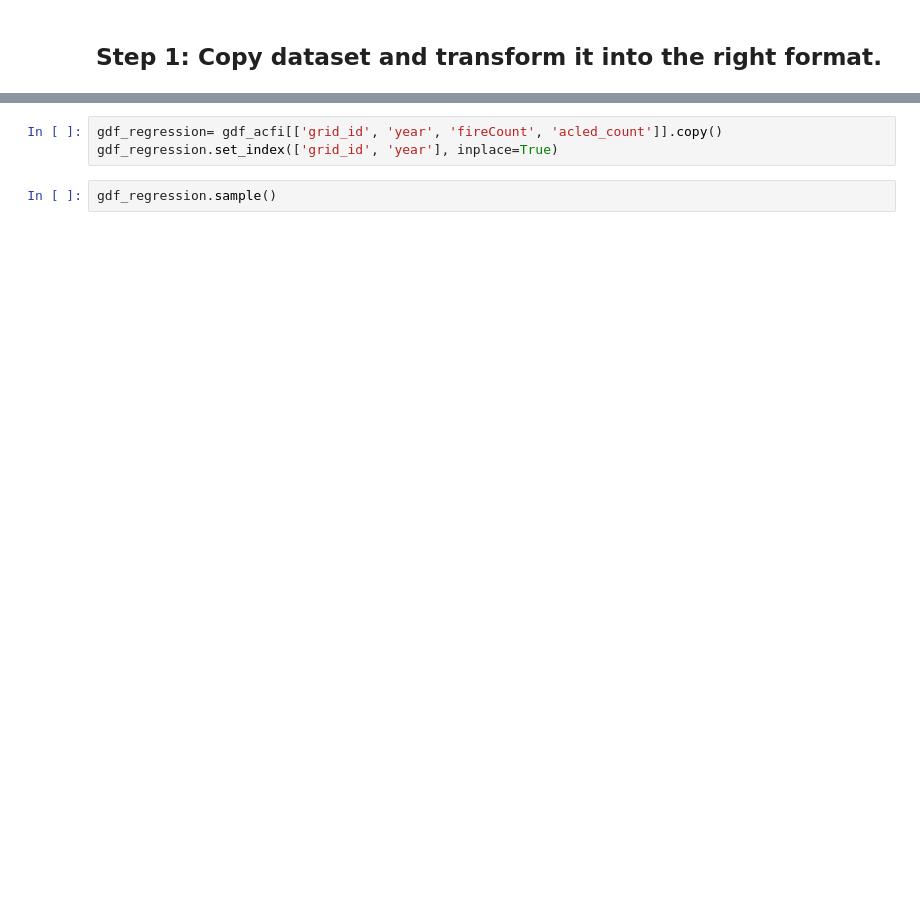
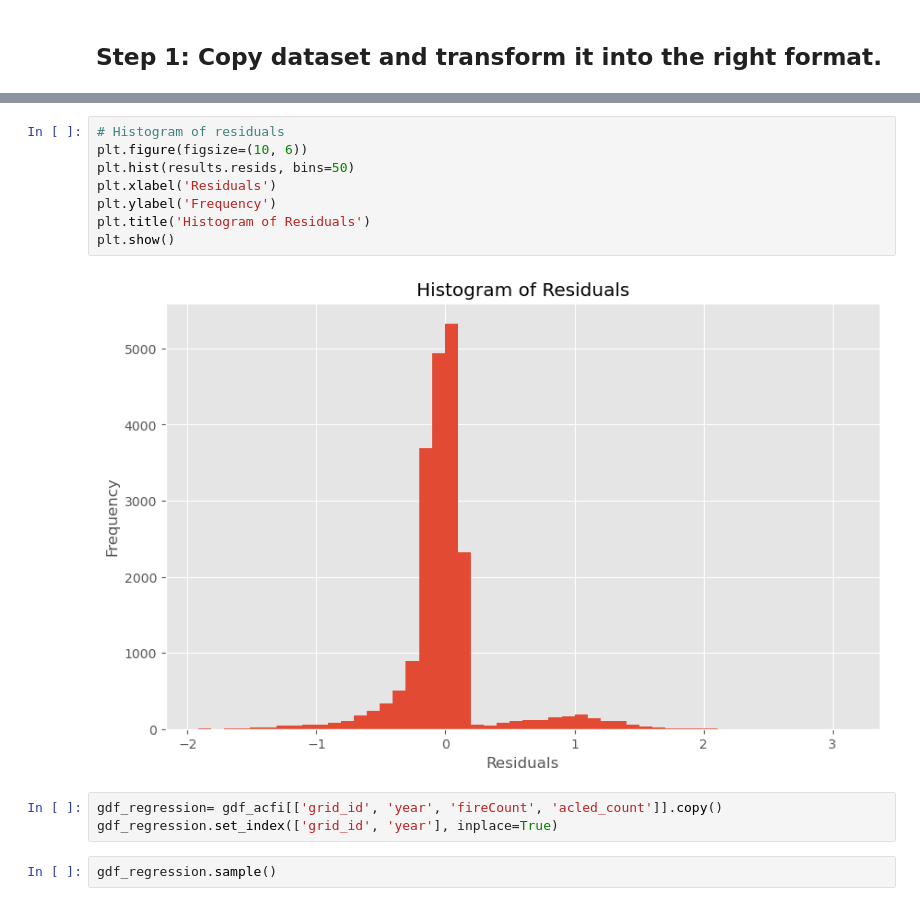
Before and after one commit to sameera006/Final_Dissertation, a Jupyter notebook: Mergeddata_Copy.ipynb, the cells around one changed output, grey strips where cells are left out. Cells and saved outputs as stored; diff of their text form; blank space fills up the shorter version.

```diff
--- a/Mergeddata_Copy.ipynb
+++ b/Mergeddata_Copy.ipynb
@@ -686,3 +798,13 @@ https://towardsdatascience.com/a-guide-to-panel-data-regression-theoretics-and-i
+# %%
+# Histogram of residuals
+plt.figure(figsize=(10, 6))
+plt.hist(results.resids, bins=50)
+plt.xlabel('Residuals')
+plt.ylabel('Frequency')
+plt.title('Histogram of Residuals')
+plt.show()
+# %% [output]
+[figure, added]
 # %%
 gdf_regression= gdf_acfi[['grid_id', 'year', 'fireCount', 'acled_count']].copy()
 gdf_regression.set_index(['grid_id', 'year'], inplace=True)
```
Also changed, not shown: parts of 69 cells of this notebook.
